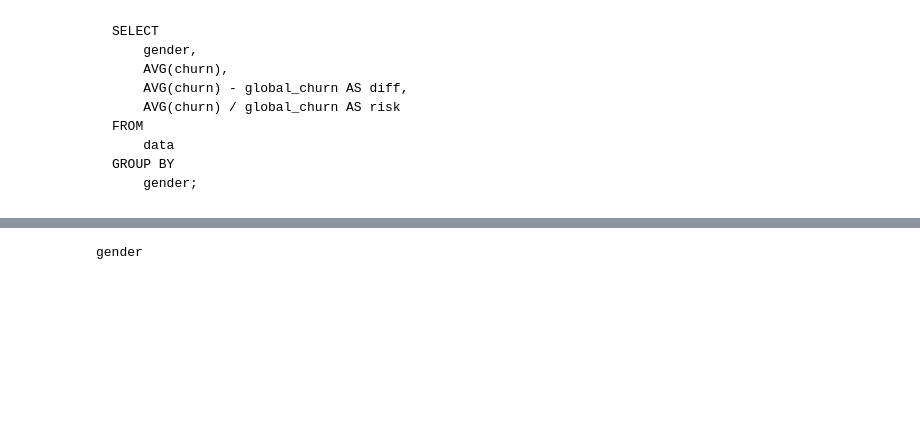
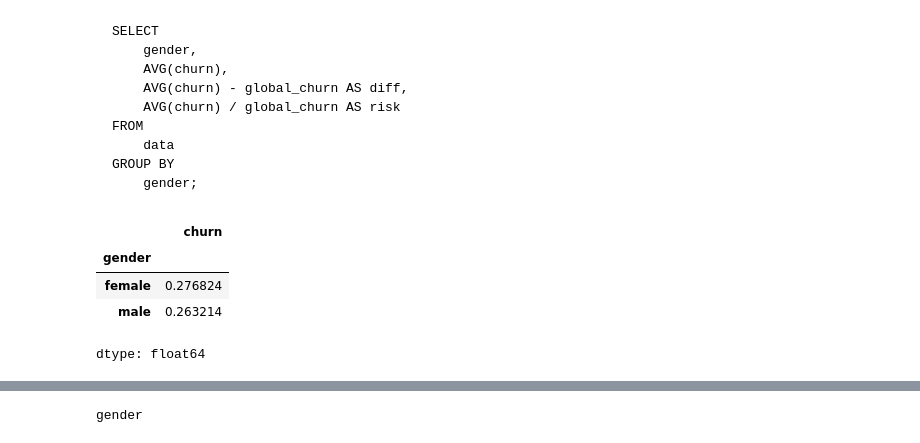
Before and after one commit to bigdatadatafan/projects, a Jupyter notebook: classification.ipynb, the cells around one changed output, grey strips where cells are left out. Cells and saved outputs as stored; diff of their text form; code cells hidden in the pictures; blank space fills up the shorter version.

````diff
--- a/classification.ipynb
+++ b/classification.ipynb
@@ -271,3 +278,11 @@ FROM
 GROUP BY
     gender;
 ```
+# %%
+df_full_train.groupby('gender').churn.mean()
+# %% [output]
+|  | churn |
+| gender |  |
+| female | 0.276824 |
+| male | 0.263214 |
+dtype: float64
````
Also changed, not shown: parts of 49 cells of this notebook.
